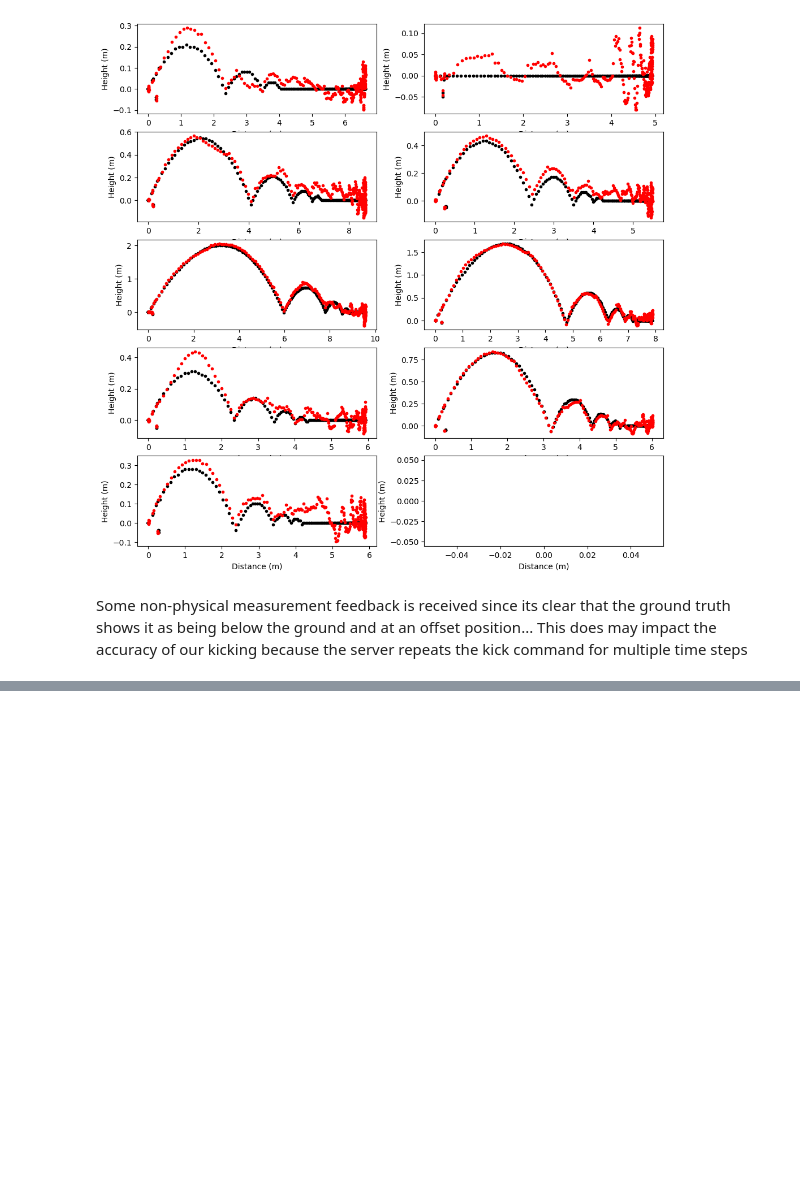
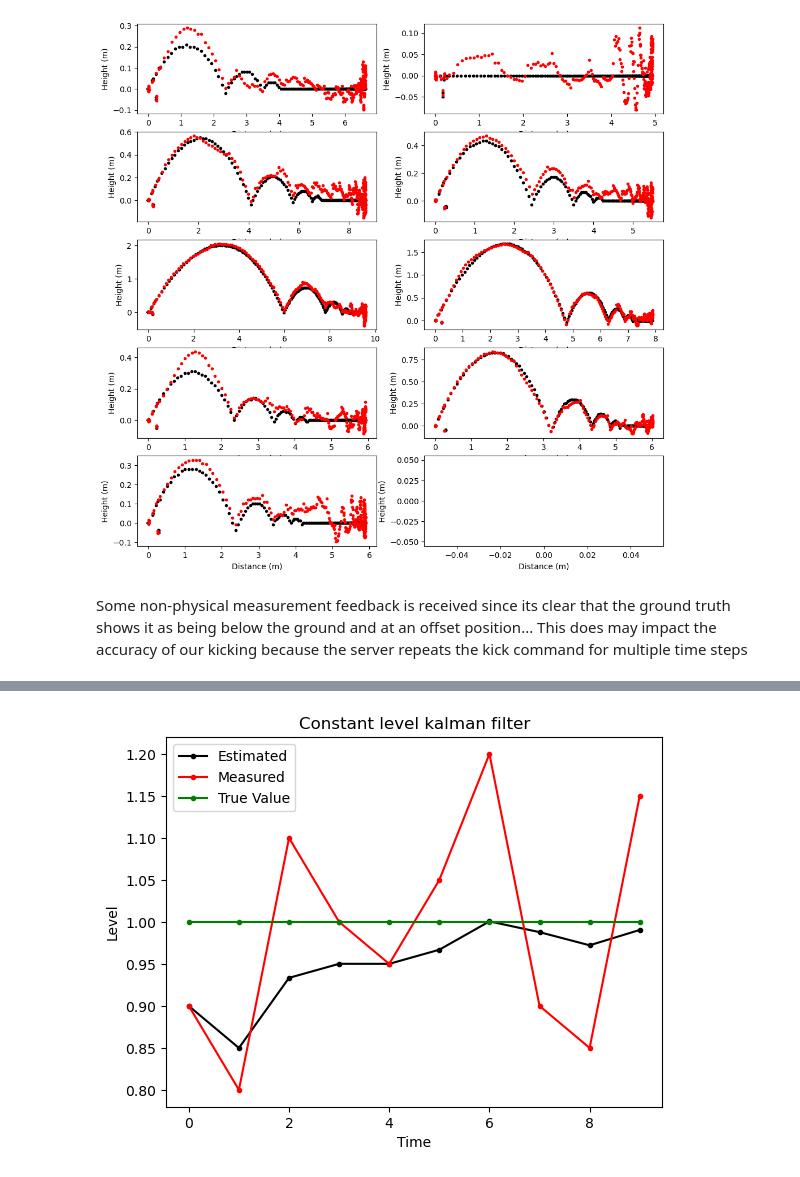
Before and after one commit to 262882/msc_trackingdata_wrangling, a Jupyter notebook: KickTracking.ipynb, the cells around one changed output, grey strips where cells are left out. Saved outputs shown, nothing was run; the diff lists cells and outputs as text; code cells hidden in the pictures; blank space fills up the shorter version.

Commit message:
Add kalman filtering

```diff
--- a/KickTracking.ipynb
+++ b/KickTracking.ipynb
@@ -102,0 +113,3 @@ Some non-physical measurement feedback is received since its clear that the grou
+# %%
+def constant_func(input):
+    return input
@@ -102,0 +118,2 @@ Some non-physical measurement feedback is received since its clear that the grou
+# %%
+testFilter = MyKalmanFilter(x0, p0, constant_func, r, q)
@@ -102,0 +124,16 @@ Some non-physical measurement feedback is received since its clear that the grou
+# %%
+%%capture
+xt_intr_list = []
+Pt_intr_list = []
+k_gain_list = []
+xt_curr_list = []
+Pt_curr_list = []
+
+measure_list = [0.9, 0.8, 1.1, 1, 0.95, 1.05, 1.2, 0.9, 0.85, 1.15]
+for measure in measure_list:
+    testFilter.step(measure);
+    xt_intr_list.append(testFilter.xt_intr)
+    Pt_intr_list.append(testFilter.Pt_intr)
+    k_gain_list.append(testFilter.k_gain)
+    xt_curr_list.append(testFilter.xt_curr)
+    Pt_curr_list.append(testFilter.Pt_curr)
@@ -102,0 +142,3 @@ Some non-physical measurement feedback is received since its clear that the grou
+# %%
+list_of_lists = [xt_intr_list,Pt_intr_list,k_gain_list,xt_curr_list,Pt_curr_list]
+df_level = pd.DataFrame(list(zip(*list_of_lists)), columns= ['xt_intr','Pt_intr','k_gain','xt_curr','Pt_curr'])
@@ -102,0 +159,11 @@ Some non-physical measurement feedback is received since its clear that the grou
+# %%
+plt.plot(df_level.index, df_level['xt_curr'] ,marker=".",color="black")
+plt.plot(df_level.index, measure_list ,marker=".",color="red")
+plt.plot(df_level.index, np.ones(len(df_level.index)) ,marker=".",color="g")
+plt.title("Constant level kalman filter")
+plt.xlabel("Time")
+plt.ylabel("Level")
+plt.legend(["Estimated","Measured","True Value"],loc='upper left')
+plt.show()
+# %% [output]
+[figure, added]
```
Also changed, not shown: parts of 10 cells of this notebook, 1 other file.
